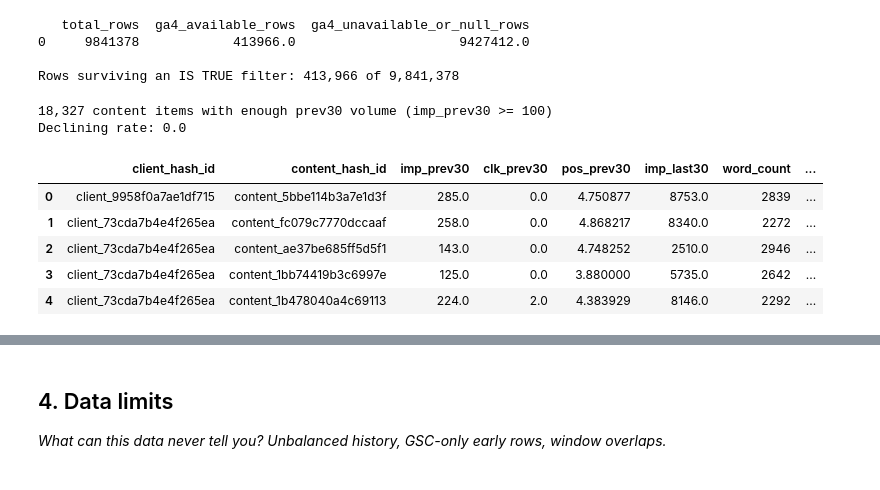
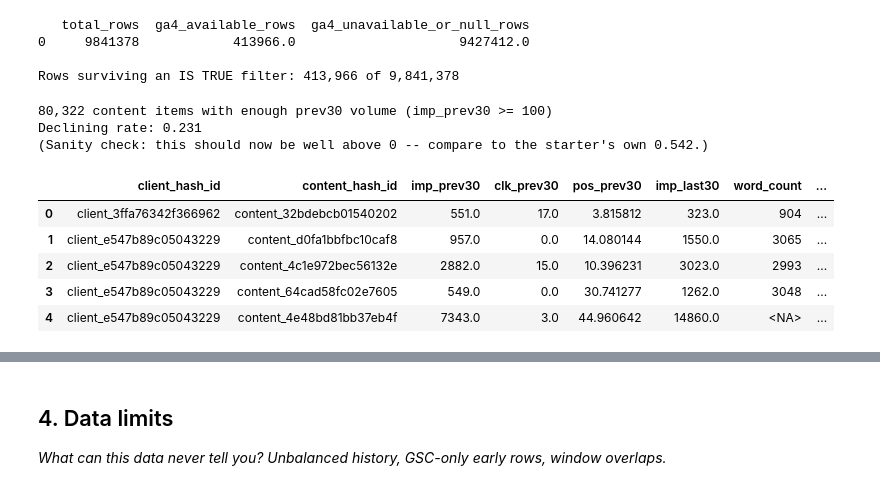
Before and after one commit to LaibaSabir1/flyrank-ml-internship-laiba_sabir, a Jupyter notebook: work/notebooks/w03_data_contract.ipynb, the cells around one changed output, grey strips where cells are left out. Cells and saved outputs as stored; diff of their text form; code cells hidden in the pictures.

```diff
--- a/work/notebooks/w03_data_contract.ipynb
+++ b/work/notebooks/w03_data_contract.ipynb
@@ -153,43 +164,47 @@ print(f"\nRows surviving an IS TRUE filter: {int(avail['ga4_available_rows'][0])
 
 Rows surviving an IS TRUE filter: 413,966 of 9,841,378
 # %%
-# --- Build the prev30 / last30 feature-and-label frame (used for section 4 and the trap below) ---
+# --- Build the prev30 / last30 feature-and-label frame (FIXED) ---
+# Anchor the split at a real calendar boundary (March 1, 2026) across two
+# month partitions, instead of splitting inside a single 31-day partition.
+ANCHOR = "DATE '2026-03-01'"
+
 features = con.sql(f"""
-    WITH bounds AS (
-        SELECT MAX(report_date) AS end_d FROM {FACT_MONTH}
-    ),
-    agg AS (
-        SELECT f.client_hash_id, f.content_hash_id,
-               SUM(CASE WHEN f.report_date <= b.end_d - INTERVAL 30 DAY
-                         THEN f.gsc_impressions ELSE 0 END)                 AS imp_prev30,
-               SUM(CASE WHEN f.report_date <= b.end_d - INTERVAL 30 DAY
-                         THEN f.gsc_clicks ELSE 0 END)                      AS clk_prev30,
-               AVG(CASE WHEN f.report_date <= b.end_d - INTERVAL 30 DAY
-                         THEN f.gsc_avg_position END)                       AS pos_prev30,
-               SUM(CASE WHEN f.report_date >  b.end_d - INTERVAL 30 DAY
-                         THEN f.gsc_impressions ELSE 0 END)                 AS imp_last30
-        FROM {FACT_MONTH} f, bounds b
+    WITH agg AS (
+        SELECT client_hash_id, content_hash_id,
+               SUM(CASE WHEN report_date < {ANCHOR}
+                         THEN gsc_impressions ELSE 0 END)                        AS imp_prev30,
+               SUM(CASE WHEN report_date < {ANCHOR}
+                         THEN gsc_clicks ELSE 0 END)                             AS clk_prev30,
+               AVG(CASE WHEN report_date < {ANCHOR}
+                         THEN gsc_avg_position END)                              AS pos_prev30,
+               SUM(CASE WHEN report_date >= {ANCHOR}
+                         AND report_date < {ANCHOR} + INTERVAL 30 DAY
+                         THEN gsc_impressions ELSE 0 END)                        AS imp_last30
+        FROM {FACT_TWO_MONTHS}
         GROUP BY 1, 2
         HAVING imp_prev30 >= 100
     )
     SELECT a.*, d.word_count, d.content_type
     FROM agg a
     LEFT JOIN {DIM_CONTENT} d ON a.content_hash_id = d.content_hash_id
 """).df()
 
 features["is_declining"] = (features["imp_last30"] < 0.8 * features["imp_prev30"]).astype(int)
 print(f"{len(features):,} content items with enough prev30 volume (imp_prev30 >= 100)")
 print("Declining rate:", round(features["is_declining"].mean(), 3))
+print("(Sanity check: this should now be well above 0 -- compare to the starter's own 0.542.)")
 features.head()
 # %% [output]
-18,327 content items with enough prev30 volume (imp_prev30 >= 100)
-Declining rate: 0.0
+80,322 content items with enough prev30 volume (imp_prev30 >= 100)
+Declining rate: 0.231
+(Sanity check: this should now be well above 0 -- compare to the starter's own 0.542.)
 |  | client_hash_id | content_hash_id | imp_prev30 | clk_prev30 | pos_prev30 | imp_last30 | word_count | ... |
-| 0 | client_9958f0a7ae1df715 | content_5bbe114b3a7e1d3f | 285.0 | 0.0 | 4.750877 | 8753.0 | 2839 | ... |
-| 1 | client_73cda7b4e4f265ea | content_fc079c7770dccaaf | 258.0 | 0.0 | 4.868217 | 8340.0 | 2272 | ... |
-| 2 | client_73cda7b4e4f265ea | content_ae37be685ff5d5f1 | 143.0 | 0.0 | 4.748252 | 2510.0 | 2946 | ... |
-| 3 | client_73cda7b4e4f265ea | content_1bb74419b3c6997e | 125.0 | 0.0 | 3.880000 | 5735.0 | 2642 | ... |
-| 4 | client_73cda7b4e4f265ea | content_1b478040a4c69113 | 224.0 | 2.0 | 4.383929 | 8146.0 | 2292 | ... |
+| 0 | client_3ffa76342f366962 | content_32bdebcb01540202 | 551.0 | 17.0 | 3.815812 | 323.0 | 904 | ... |
+| 1 | client_e547b89c05043229 | content_d0fa1bbfbc10caf8 | 957.0 | 0.0 | 14.080144 | 1550.0 | 3065 | ... |
+| 2 | client_e547b89c05043229 | content_4c1e972bec56132e | 2882.0 | 15.0 | 10.396231 | 3023.0 | 2993 | ... |
+| 3 | client_e547b89c05043229 | content_64cad58fc02e7605 | 549.0 | 0.0 | 30.741277 | 1262.0 | 3048 | ... |
+| 4 | client_e547b89c05043229 | content_4e48bd81bb37eb4f | 7343.0 | 3.0 | 44.960642 | 14860.0 | <NA> | ... |
 # %%
 # --- The trap: add ONE label-derived column on purpose, watch the score jump, then remove it ---
 from sklearn.tree import DecisionTreeClassifier
```
Also changed, not shown: parts of 4 cells of this notebook.
